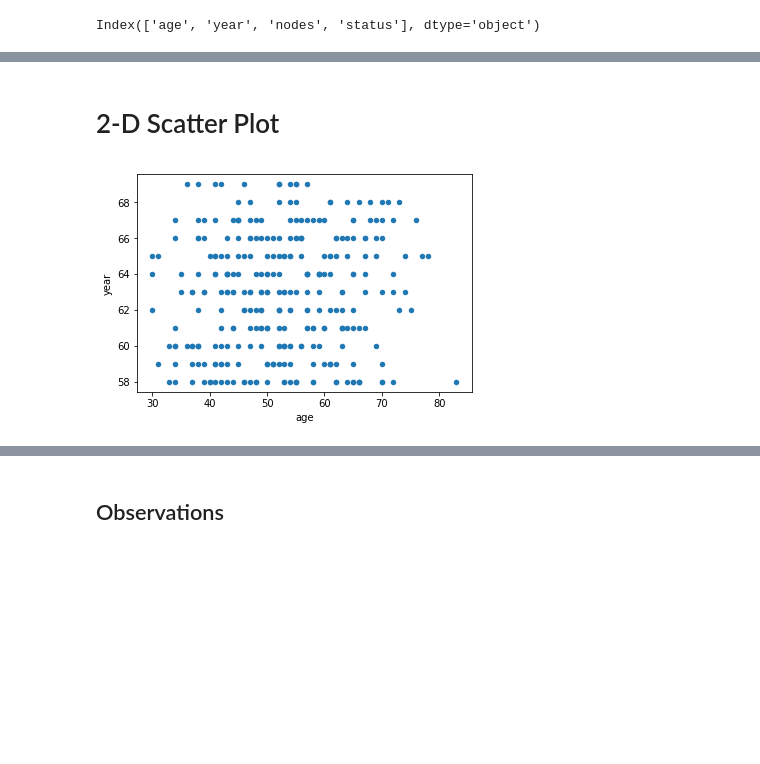
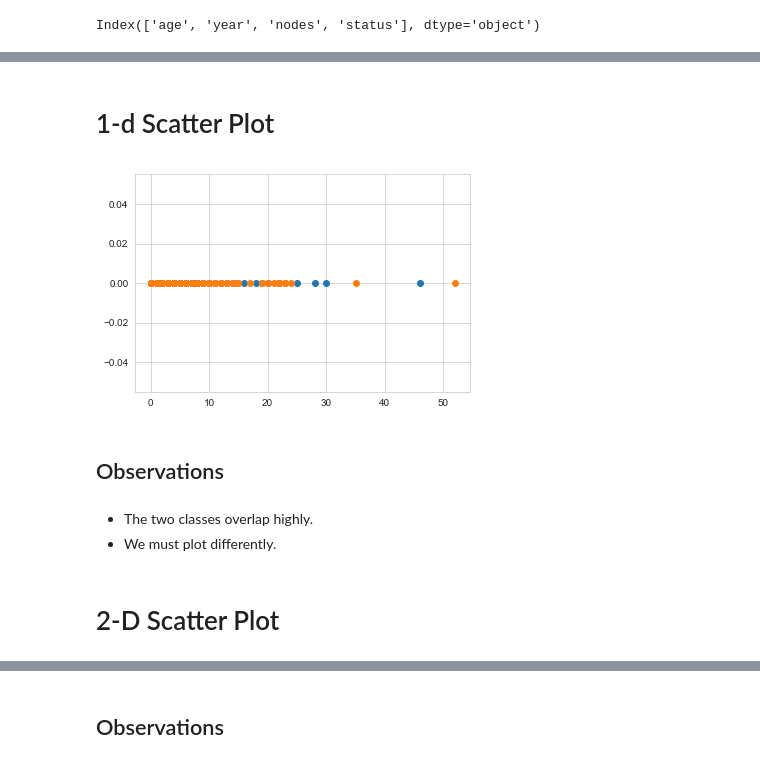
Before and after one commit to deveshSingh06/Exploratory-Data-Analysis-on-Haberman-s-Survival-Data-Set, a Jupyter notebook: Exploratory Data Analysis on Haberman's Survival Data Set.ipynb, the cells around one changed output, grey strips where cells are left out. Saved outputs shown, nothing was run; the diff lists cells and outputs as text; code cells hidden in the pictures; blank space fills up the shorter version.

```diff
--- a/Exploratory Data Analysis on Haberman's Survival Data Set.ipynb
+++ b/Exploratory Data Analysis on Haberman's Survival Data Set.ipynb
@@ -38,8 +40,19 @@ haberman["status"].value_counts()
 Name: status, dtype: int64
+# %% [markdown]
+# 1-d Scatter Plot
+# %%
+alive = haberman.loc[haberman['status'] == 'YES']
+died = haberman.loc[haberman['status'] == 'NO']
+# %%
+plt.plot(alive["nodes"], np.zeros_like(alive['nodes']), 'o')
+plt.plot(died["nodes"], np.zeros_like(died['nodes']), 'o')
+plt.show()
+# %% [output]
+[figure, added]
+# %% [markdown]
+## Observations
+# %% [markdown]
+- The two classes overlap highly.
+- We must plot differently.
 # %% [markdown]
 # 2-D Scatter Plot
-# %%
-haberman.plot(kind='scatter', x='age', y='year')
-plt.show()
-# %% [output]
-[figure, removed]
```
Also changed, not shown: parts of 23 cells of this notebook.
